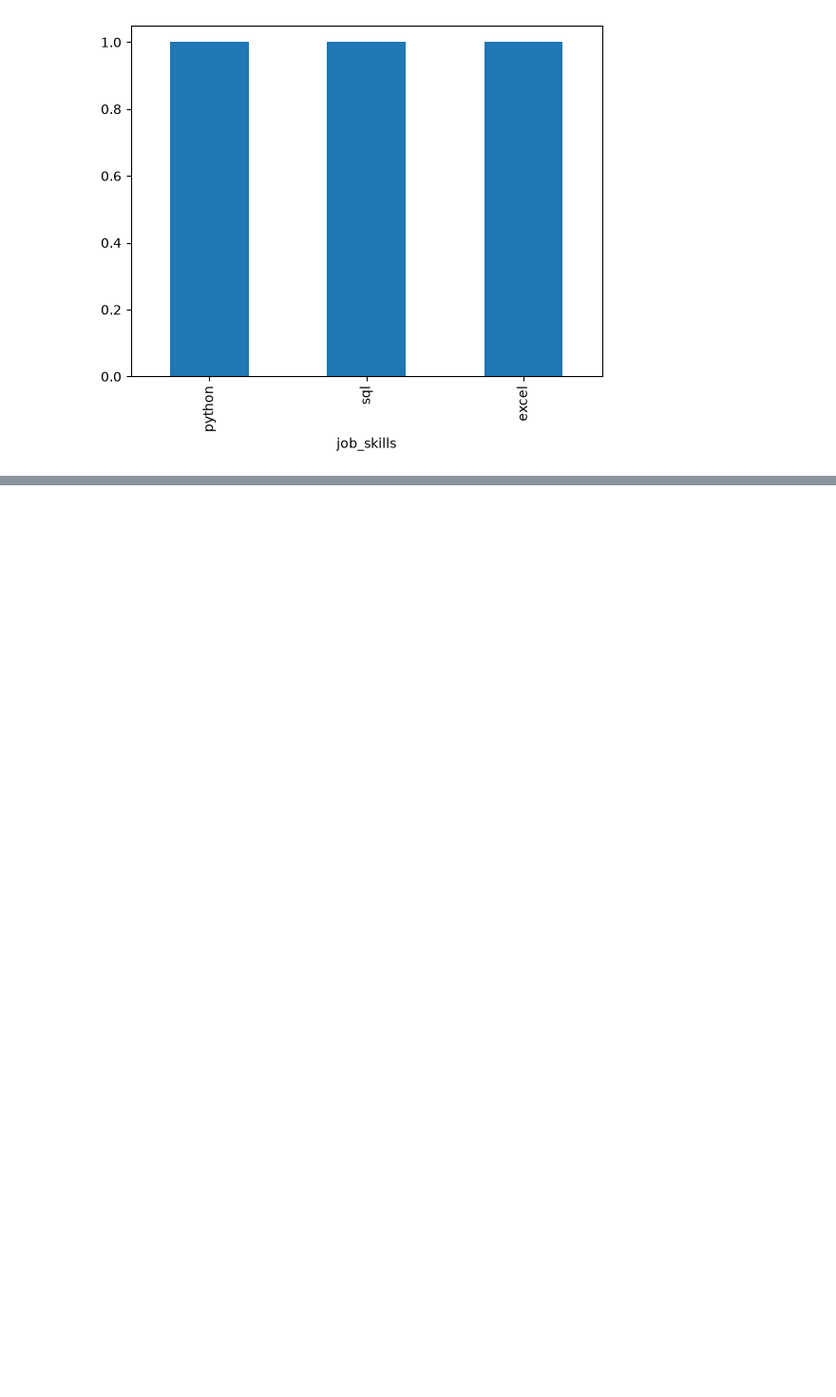
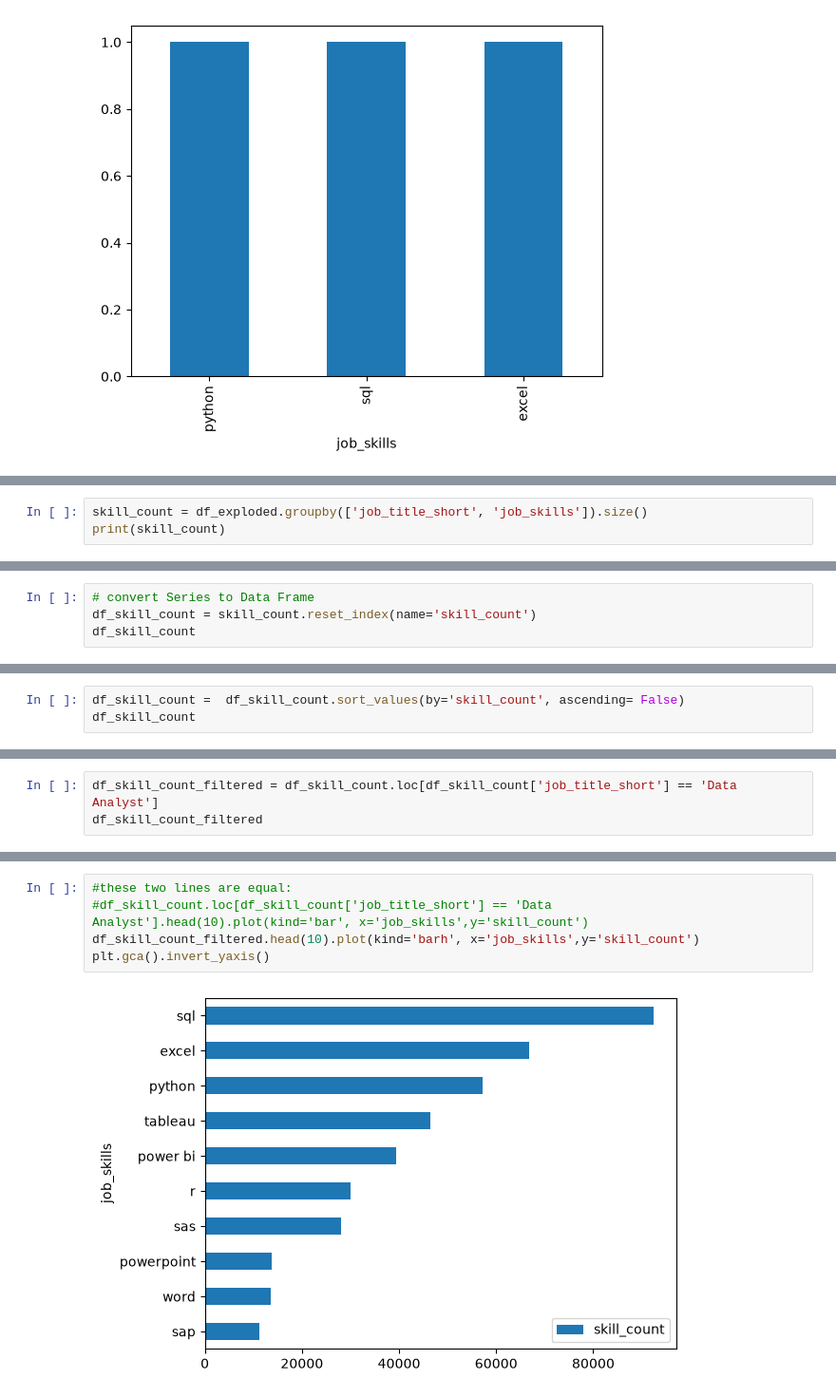
Before and after one commit to sirous-yn/SQL_Python, a Jupyter notebook: Advanced/apply_function.ipynb, the cells around one changed output, grey strips where cells are left out. Shown at 95% size. Saved outputs shown, nothing was run; the diff lists cells and outputs as text; blank space fills up the shorter version.

```diff
--- a/Advanced/apply_function.ipynb
+++ b/Advanced/apply_function.ipynb
@@ -180,0 +196,3 @@ df_exploded[
+# %%
+skill_count = df_exploded.groupby(['job_title_short', 'job_skills']).size()
+print(skill_count)
@@ -180,0 +217,4 @@ df_exploded[
+# %%
+# convert Series to Data Frame
+df_skill_count = skill_count.reset_index(name='skill_count')
+df_skill_count
@@ -180,0 +239,3 @@ df_exploded[
+# %%
+df_skill_count =  df_skill_count.sort_values(by='skill_count', ascending= False)
+df_skill_count
@@ -180,0 +256,3 @@ df_exploded[
+# %%
+df_skill_count_filtered = df_skill_count.loc[df_skill_count['job_title_short'] == 'Data Analyst']
+df_skill_count_filtered
@@ -180,0 +273,7 @@ df_exploded[
+# %%
+#these two lines are equal:
+#df_skill_count.loc[df_skill_count['job_title_short'] == 'Data Analyst'].head(10).plot(kind='bar', x='job_skills',y='skill_count')
+df_skill_count_filtered.head(10).plot(kind='barh', x='job_skills',y='skill_count')
+plt.gca().invert_yaxis()
+# %% [output]
+[figure, added]
```
Also changed, not shown: parts of 9 cells of this notebook, 1 other file.
